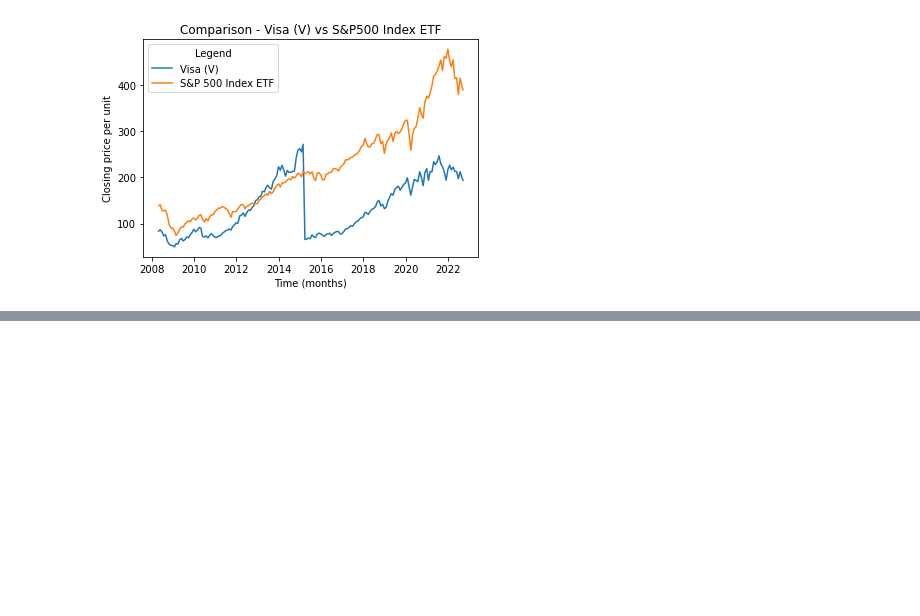
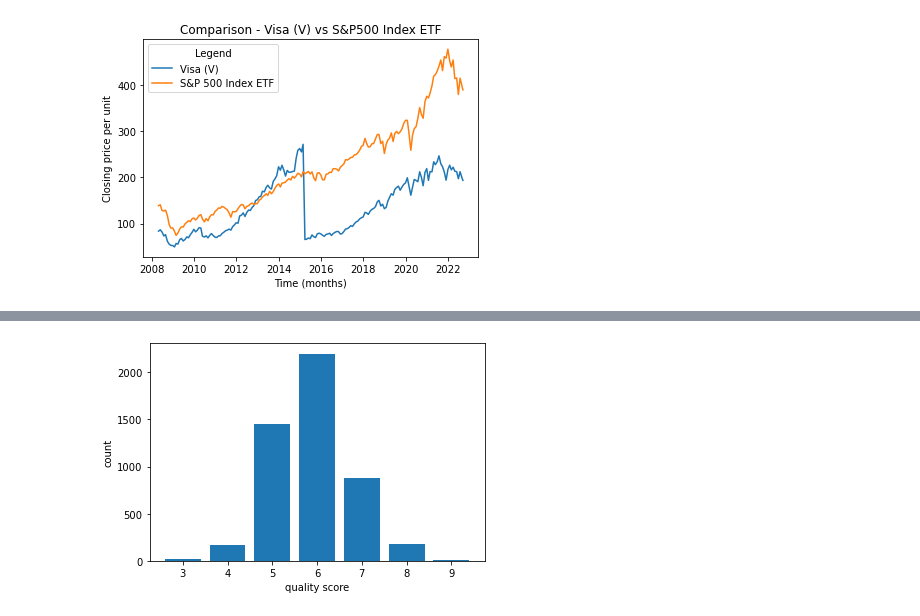
Before and after one commit to WagnerLD/UCDPA_LisaWagner, a Jupyter notebook: UCDPA_LisaWagner_Assignment/UCDPA_LisaWagner_Assignment.ipynb, the cells around one changed output, grey strips where cells are left out. Saved outputs shown, nothing was run; the diff lists cells and outputs as text; code cells hidden in the pictures; blank space fills up the shorter version.

```diff
--- a/UCDPA_LisaWagner_Assignment/UCDPA_LisaWagner_Assignment.ipynb
+++ b/UCDPA_LisaWagner_Assignment/UCDPA_LisaWagner_Assignment.ipynb
@@ -497,0 +576,4 @@ plt.show()
+# %%
+# data source = UCI Machine Learning Repository (https://archive.ics.uci.edu/ml/datasets/Wine+Quality)
+
+df_wine = pd.read_csv('winequality-white.csv')
@@ -497,0 +634,7 @@ plt.show()
+# %%
+# count of all results in the target (quality)
+
+count = df_wine['quality'].value_counts(ascending=False)
+countd = count.to_dict()
+df_count = pd.DataFrame(list(countd.items()),columns = ['quality score','count'])
+print(df_count)
@@ -497,0 +662,11 @@ plt.show()
+# %%
+# show the count of quality variables - consider to split quality into two buckets being:
+# lower (5 and below - 35%) and higher (6 and above - 65%)
+# the bar chart also implies outliers in both lower (quality = 3,4) and upper (8,9) ranges
+
+plt.bar(df_count['quality score'], df_count['count'])
+plt.xlabel("quality score")
+plt.ylabel("count")
+plt.show()
+# %% [output]
+[figure, added]
```
Also changed, not shown: parts of 55 cells of this notebook.
